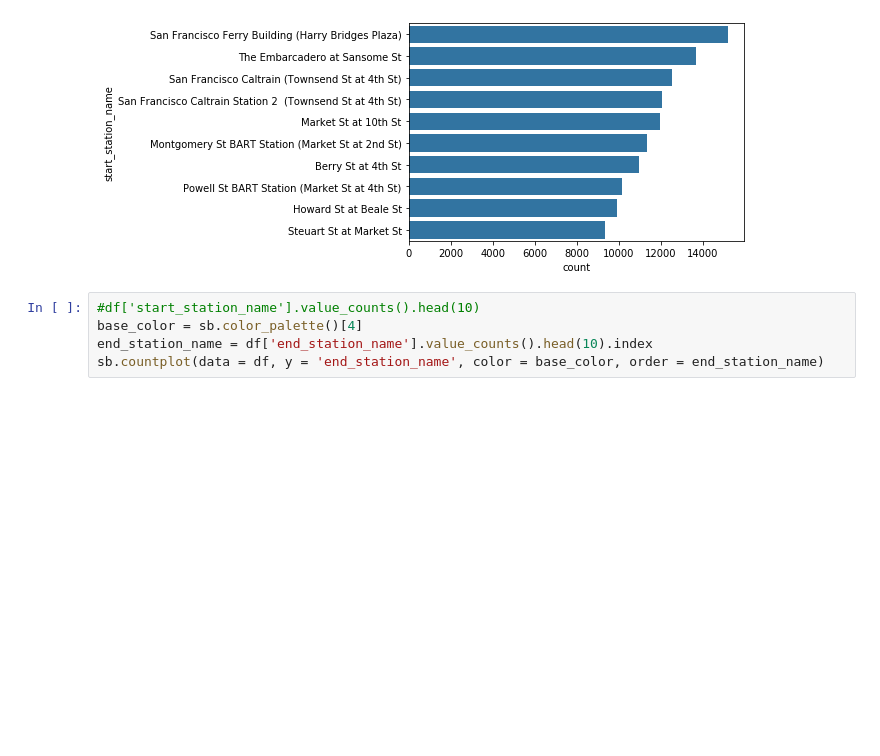
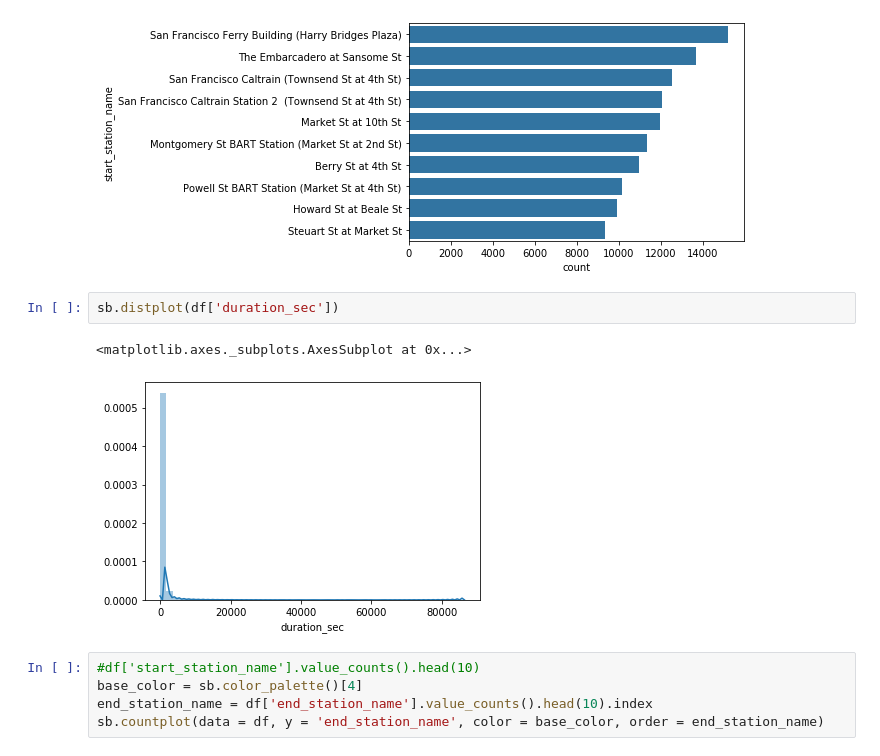
Before and after one commit to somya1212/Communicate-Ford-Bike-Data-Findings, a Jupyter notebook: exploration_template.ipynb, the cells around one changed output. Drawn from its saved outputs; the diff is of its cells as text; blank space fills up the shorter version.

```diff
--- a/exploration_template.ipynb
+++ b/exploration_template.ipynb
@@ -119,6 +108,11 @@ sb.countplot(data = df, y = 'start_station_name', color = base_color, order = st
 # %% [output]
 <matplotlib.axes._subplots.AxesSubplot at 0x...>
 [figure]
+# %%
+sb.distplot(df['duration_sec'])
+# %% [output]
+<matplotlib.axes._subplots.AxesSubplot at 0x...>
+[figure, added]
 # %%
 #df['start_station_name'].value_counts().head(10)
 base_color = sb.color_palette()[4]
```
Also changed, not shown: parts of 27 cells of this notebook.
